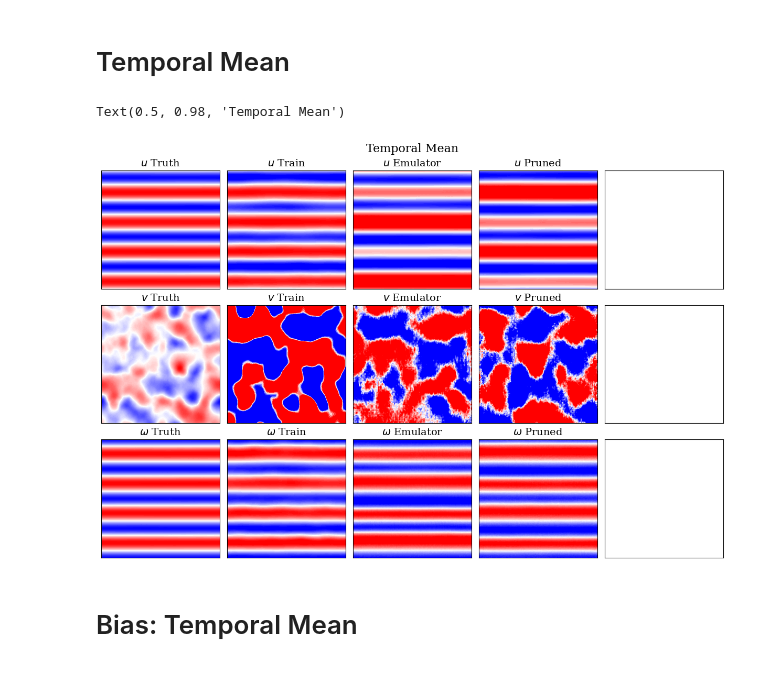
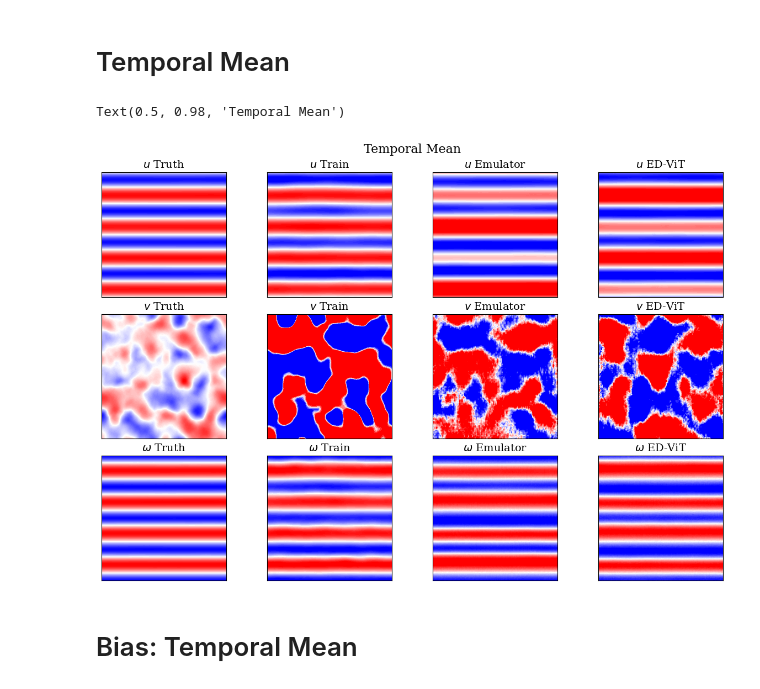
Before and after one commit to jshe2304/pruning-turbulence-vit, a Jupyter notebook: notebooks/long_analysis.ipynb, the cells around one changed output. Drawn from its saved outputs; the diff is of its cells as text; code cells hidden in the pictures.

```diff
--- a/notebooks/long_analysis.ipynb
+++ b/notebooks/long_analysis.ipynb
@@ -133,44 +128,38 @@ Corr Omega : (1.0, 0.95, 0.94)
 # %% [markdown]
 # Temporal Mean
 # %%
-################### Sample Mean ###################
+# Load all temporal means
+tm_data = []
+for r in runs:
+    data = np.load(r["dir"] + "/temporal_mean.npz")
+    tm_data.append((data['U_sample_mean'], data['V_sample_mean'], data['Omega_sample_mean']))
 
+# Color scale from first run (Truth)
+vmax_U = np.max(np.abs(tm_data[0][0]))
+vmax_V = np.max(np.abs(tm_data[0][1]))
+vmax_Om = np.max(np.abs(tm_data[0][2]))
 
-fig, axes = plt.subplots(3, 5, figsize=(12, 8), layout='constrained')
+fig, axes = plt.subplots(3, n_runs, figsize=(3 * n_runs, 8), layout='constrained', squeeze=False)
 plt.rcParams.update(params)
 
+for i, r in enumerate(runs):
+    U_m, V_m, Om_m = tm_data[i]
+    axes[0, i].contourf(U_m, levels=contourLevels, cmap=colormap, vmax=vmax_U, vmin=-vmax_U)
+    axes[1, i].contourf(V_m, levels=contourLevels, cmap=colormap, vmax=vmax_V, vmin=-vmax_V)
+    axes[2, i].contourf(Om_m, levels=contourLevels, cmap=colormap, vmax=vmax_Om, vmin=-vmax_Om)
 
-for i, analysis_dir in enumerate(analysis_dir_arr):
+    axes[0, i].set_title(rf"$u$ {r['label']}")
+    axes[1, i].set_title(rf"$v$ {r['label']}")
+    axes[2, i].set_title(rf"$\omega$ {r['label']}")
 
-    data = np.load(analysis_dir + "/temporal_mean.npz")
-    # data = np.load(analysis_dir_truth + "/temporal_mean.npz")
-
-    U_mean_sample = data['U_sample_mean']
-    V_mean_sample = data['V_sample_mean']
-    Omega_mean_sample = data['Omega_sample_mean']
-
-    if i == 0:
-        vmax_U = np.max(U_mean_sample)
-        vmax_V = np.max(V_mean_sample)
-        vmax_Omega = np.max(Omega_mean_sample)
-
-    axes[0,i].contourf(U_mean_sample, levels=contourLevels, cmap=colormap, vmax=vmax_U, vmin=-vmax_U)
-    axes[1,i].contourf(V_mean_sample, levels=contourLevels, cmap=colormap, vmax=vmax_V, vmin=-vmax_V)
-    axes[2,i].contourf(Omega_mean_sample, levels=contourLevels, cmap=colormap, vmax=vmax_Omega, vmin=-vmax_Omega)
-
-    axes[0,i].set_title(rf"$u$ {label[i]}")
-    axes[1,i].set_title(rf"$v$ {label[i]}")
-    axes[2,i].set_title(rf"$\omega$ {label[i]}")
-
-# Set aspect ratio to equal and remove labels for all axes
 for ax in axes.flat:
     ax.set_aspect('equal')
     ax.set_xticks([])
     ax.set_yticks([])
 
-fig.suptitle(r'Temporal Mean')
+fig.suptitle('Temporal Mean')
 # %% [output]
 Text(0.5, 0.98, 'Temporal Mean')
-[figure, old version]
+[figure, new version]
 # %% [markdown]
 # Bias: Temporal Mean
```
Also changed, not shown: parts of 14 cells of this notebook, 16 other files.
